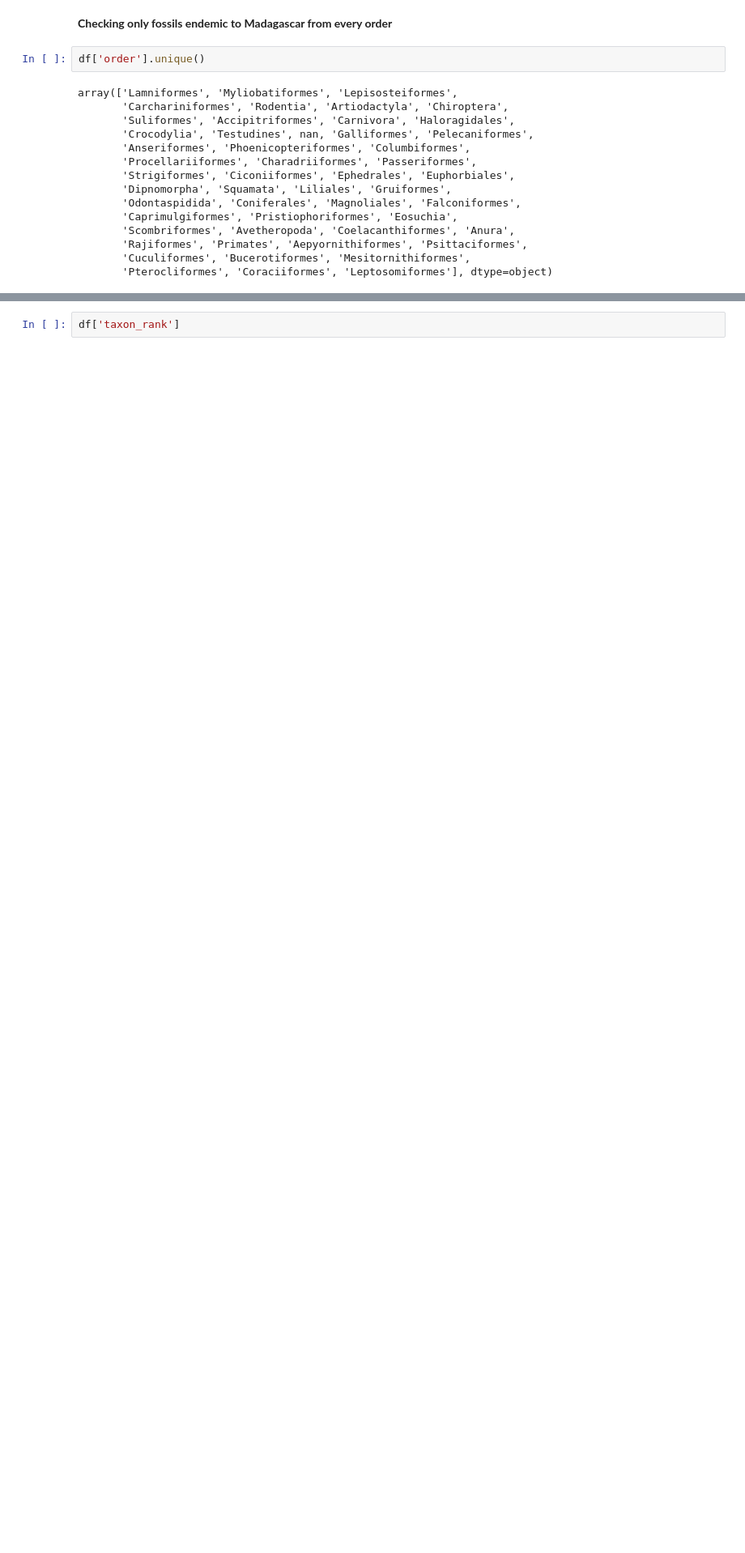
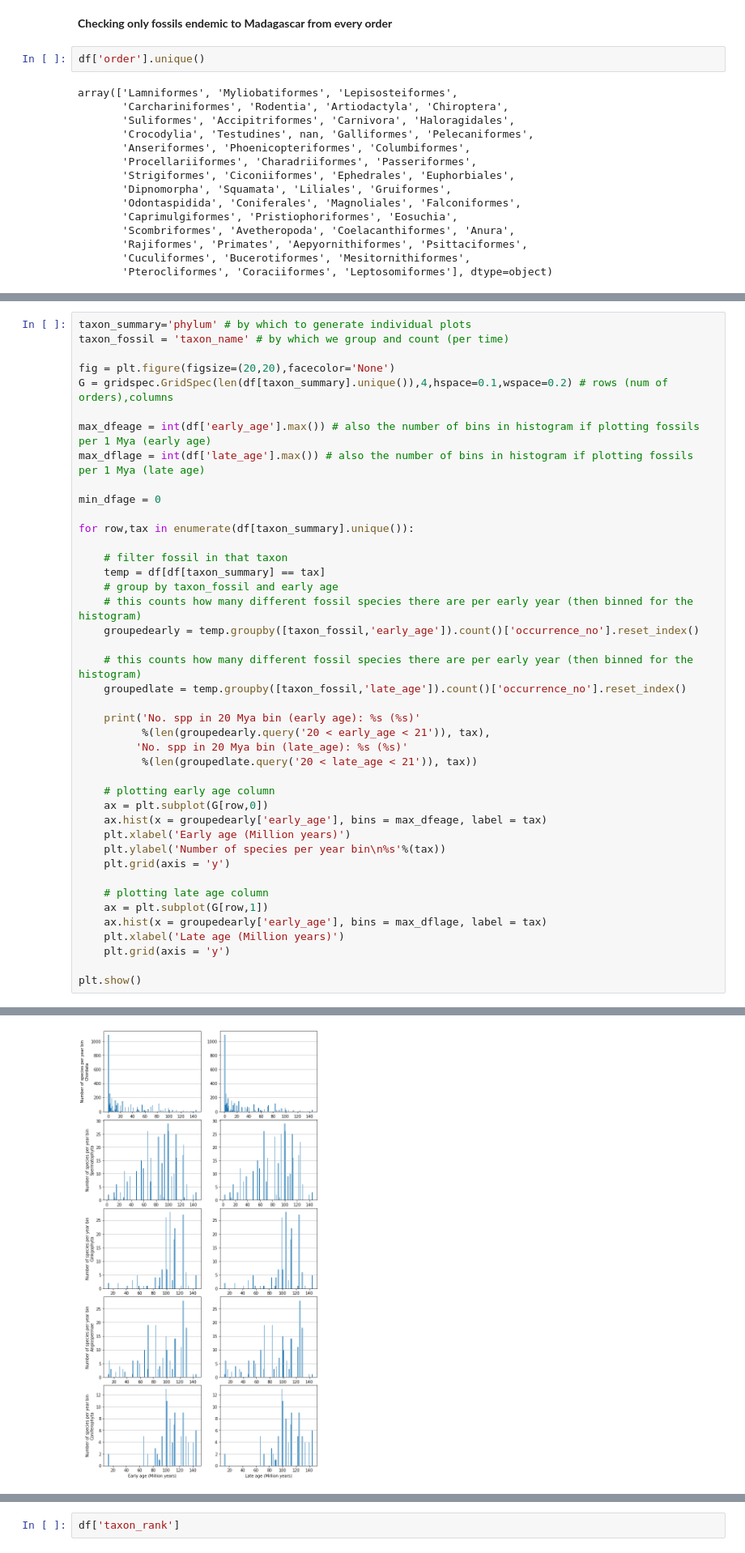
Before and after one commit to mftorres/Madagascar_repo, a Jupyter notebook: Fossil_data_breakdown_code_20220923.ipynb, the cells around one changed output, grey strips where cells are left out. Shown at 81% size. Cells and saved outputs as stored; diff of their text form; blank space fills up the shorter version.

Commit message:
checking fossil data

```diff
--- a/Fossil_data_breakdown_code_20220923.ipynb
+++ b/Fossil_data_breakdown_code_20220923.ipynb
@@ -295,0 +319,43 @@ No fossils endemic to Madagascar from Carchariniformes
+# %%
+taxon_summary='phylum' # by which to generate individual plots
+taxon_fossil = 'taxon_name' # by which we group and count (per time)
+
+fig = plt.figure(figsize=(20,20),facecolor='None')
+G = gridspec.GridSpec(len(df[taxon_summary].unique()),4,hspace=0.1,wspace=0.2) # rows (num of orders),columns
+
+max_dfeage = int(df['early_age'].max()) # also the number of bins in histogram if plotting fossils per 1 Mya (early age)
+max_dflage = int(df['late_age'].max()) # also the number of bins in histogram if plotting fossils per 1 Mya (late age)
+
+min_dfage = 0
+
+for row,tax in enumerate(df[taxon_summary].unique()):
+
+    # filter fossil in that taxon
+    temp = df[df[taxon_summary] == tax]
+    # group by taxon_fossil and early age
+    # this counts how many different fossil species there are per early year (then binned for the histogram)
+    groupedearly = temp.groupby([taxon_fossil,'early_age']).count()['occurrence_no'].reset_index()
+
+    # this counts how many different fossil species there are per early year (then binned for the histogram)
+    groupedlate = temp.groupby([taxon_fossil,'late_age']).count()['occurrence_no'].reset_index()
+
+    print('No. spp in 20 Mya bin (early age): %s (%s)'
+          %(len(groupedearly.query('20 < early_age < 21')), tax),
+         'No. spp in 20 Mya bin (late_age): %s (%s)'
+          %(len(groupedlate.query('20 < late_age < 21')), tax))
+
+    # plotting early age column
+    ax = plt.subplot(G[row,0])
+    ax.hist(x = groupedearly['early_age'], bins = max_dfeage, label = tax)
+    plt.xlabel('Early age (Million years)')
+    plt.ylabel('Number of species per year bin\n%s'%(tax))
+    plt.grid(axis = 'y')
+
+    # plotting late age column
+    ax = plt.subplot(G[row,1])
+    ax.hist(x = groupedearly['early_age'], bins = max_dflage, label = tax)
+    plt.xlabel('Late age (Million years)')
+    plt.grid(axis = 'y')
+
+plt.show()
+# %% [output]
@@ -295,0 +367 @@ No fossils endemic to Madagascar from Carchariniformes
+[figure, added]
```
Also changed, not shown: parts of 6 cells of this notebook.
